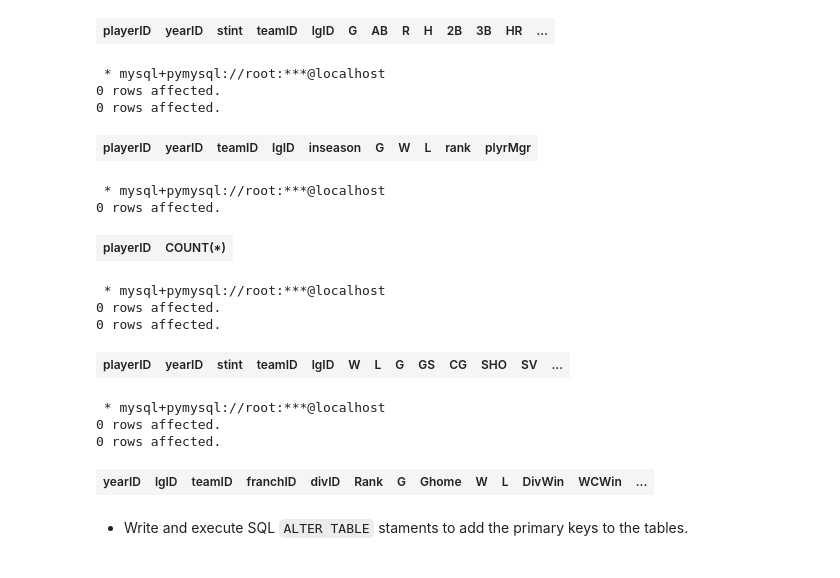
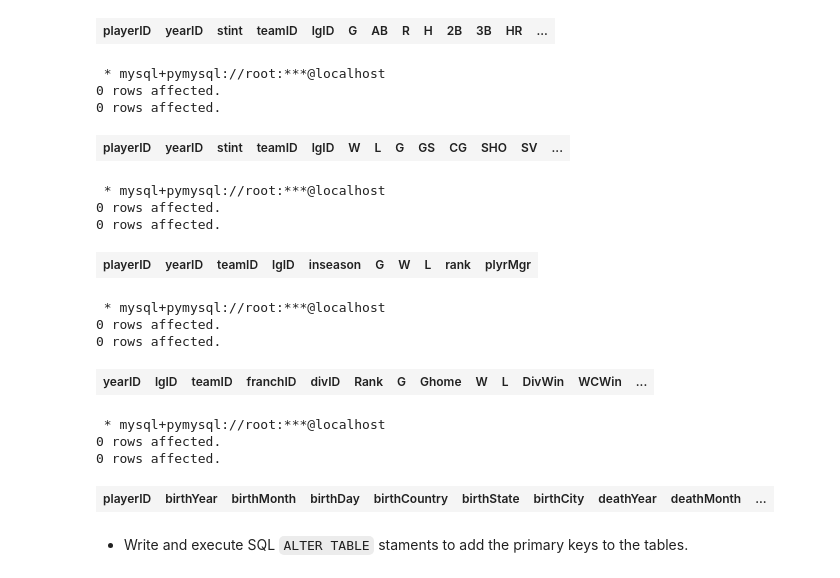
Before and after one commit to TereseWang/F23_DB, a Jupyter notebook: S23-W4111-HW-1/S23-W4111-HW1-P2.ipynb, the cells around one changed output. Saved outputs shown, nothing was run; the diff lists cells and outputs as text; code cells hidden in the pictures.

````diff
--- a/S23-W4111-HW-1/S23-W4111-HW1-P2.ipynb
+++ b/S23-W4111-HW-1/S23-W4111-HW1-P2.ipynb
@@ -883,5 +860,20 @@ where yearID is null or teamID is null or playerID is null or stint is null;
 0 rows affected.
 0 rows affected.
 | playerID | yearID | stint | teamID | lgID | G | AB | R | H | 2B | 3B | HR | ... |
+# %%
+%%sql
+select yearID, playerID, stint, count(*)
+from Pitching
+group by yearID, playerID, stint
+having count(*) > 1;
+
+select *
+from Pitching
+where yearID is null or playerID is null or stint is null;
+# %% [output]
+ * mysql+pymysql://root:***@localhost
+0 rows affected.
+0 rows affected.
+| playerID | yearID | stint | teamID | lgID | W | L | G | GS | CG | SHO | SV | ... |
 # %%
 %%sql
@@ -898,31 +890,6 @@ where yearID is null or teamID is null or playerID is null or inseason is null;
 0 rows affected.
 0 rows affected.
 | playerID | yearID | teamID | lgID | inseason | G | W | L | rank | plyrMgr |
-# %%
-%%sql
-SELECT playerID, COUNT(*)
-FROM People
-GROUP BY playerID
-HAVING COUNT(*) > 1;
-# %% [output]
- * mysql+pymysql://root:***@localhost
-0 rows affected.
-| playerID | COUNT(*) |
-# %%
-%%sql
-select yearID, teamID, playerID, stint, count(*)
-from Pitching
-group by yearID, teamID,playerID, stint
-having count(*) > 1;
-
-select *
-from Pitching
-where yearID is null or teamID is null or playerID is null or stint is null;
-# %% [output]
- * mysql+pymysql://root:***@localhost
-0 rows affected.
-0 rows affected.
-| playerID | yearID | stint | teamID | lgID | W | L | G | GS | CG | SHO | SV | ... |
 # %%
 %%sql
 select yearID, teamID, count(*)
@@ -938,6 +905,21 @@ where yearID is null or teamID is null;
 0 rows affected.
 0 rows affected.
 | yearID | lgID | teamID | franchID | divID | Rank | G | Ghome | W | L | DivWin | WCWin | ... |
+# %%
+%%sql
+SELECT playerID, COUNT(*)
+FROM People
+GROUP BY playerID
+HAVING COUNT(*) > 1;
+
+select *
+from People
+where playerID is null;
+# %% [output]
+ * mysql+pymysql://root:***@localhost
+0 rows affected.
+0 rows affected.
+| playerID | birthYear | birthMonth | birthDay | birthCountry | birthState | birthCity | deathYear | deathMonth | ... |
 # %% [markdown]
 - Write and execute SQL ```ALTER TABLE``` staments to add the primary keys to the tables.
 # %%
````
Also changed, not shown: parts of 25 cells of this notebook, 10 other files.
